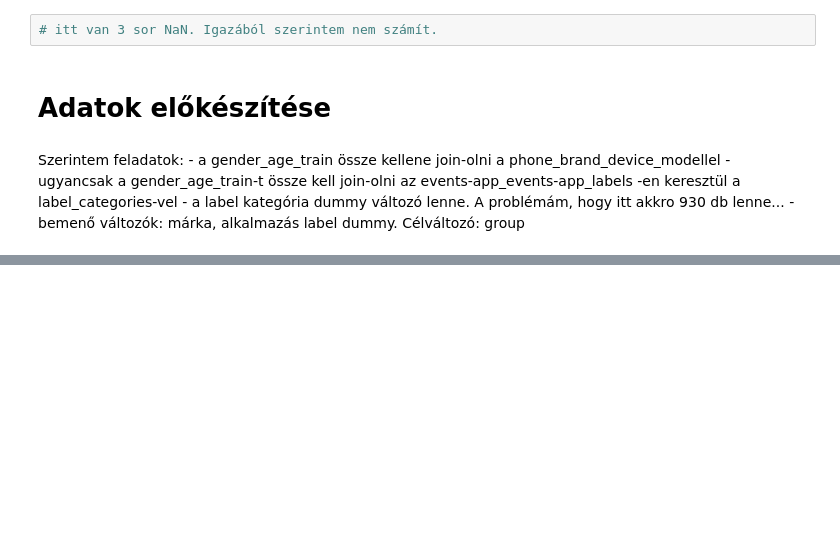
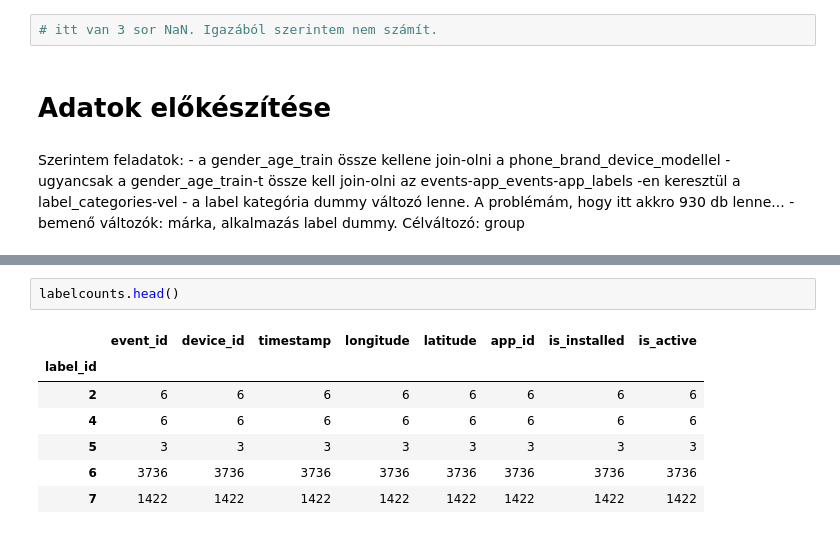
Before and after one commit to aranyhoczki/dskurt_grp1, a Jupyter notebook: talking_data/notebooks/first.ipynb, the cells around one changed output, grey strips where cells are left out. Drawn from its saved outputs; the diff is of its cells as text; blank space fills up the shorter version.

```diff
--- a/talking_data/notebooks/first.ipynb
+++ b/talking_data/notebooks/first.ipynb
@@ -190,0 +248,10 @@ Szerintem feladatok:
+# %%
+labelcounts.head()
+# %% [output]
+|  | event_id | device_id | timestamp | longitude | latitude | app_id | is_installed | is_active |
+| label_id |  |  |  |  |  |  |  |  |
+| 2 | 6 | 6 | 6 | 6 | 6 | 6 | 6 | 6 |
+| 4 | 6 | 6 | 6 | 6 | 6 | 6 | 6 | 6 |
+| 5 | 3 | 3 | 3 | 3 | 3 | 3 | 3 | 3 |
+| 6 | 3736 | 3736 | 3736 | 3736 | 3736 | 3736 | 3736 | 3736 |
+| 7 | 1422 | 1422 | 1422 | 1422 | 1422 | 1422 | 1422 | 1422 |
```
Also changed, not shown: parts of 16 cells of this notebook.
